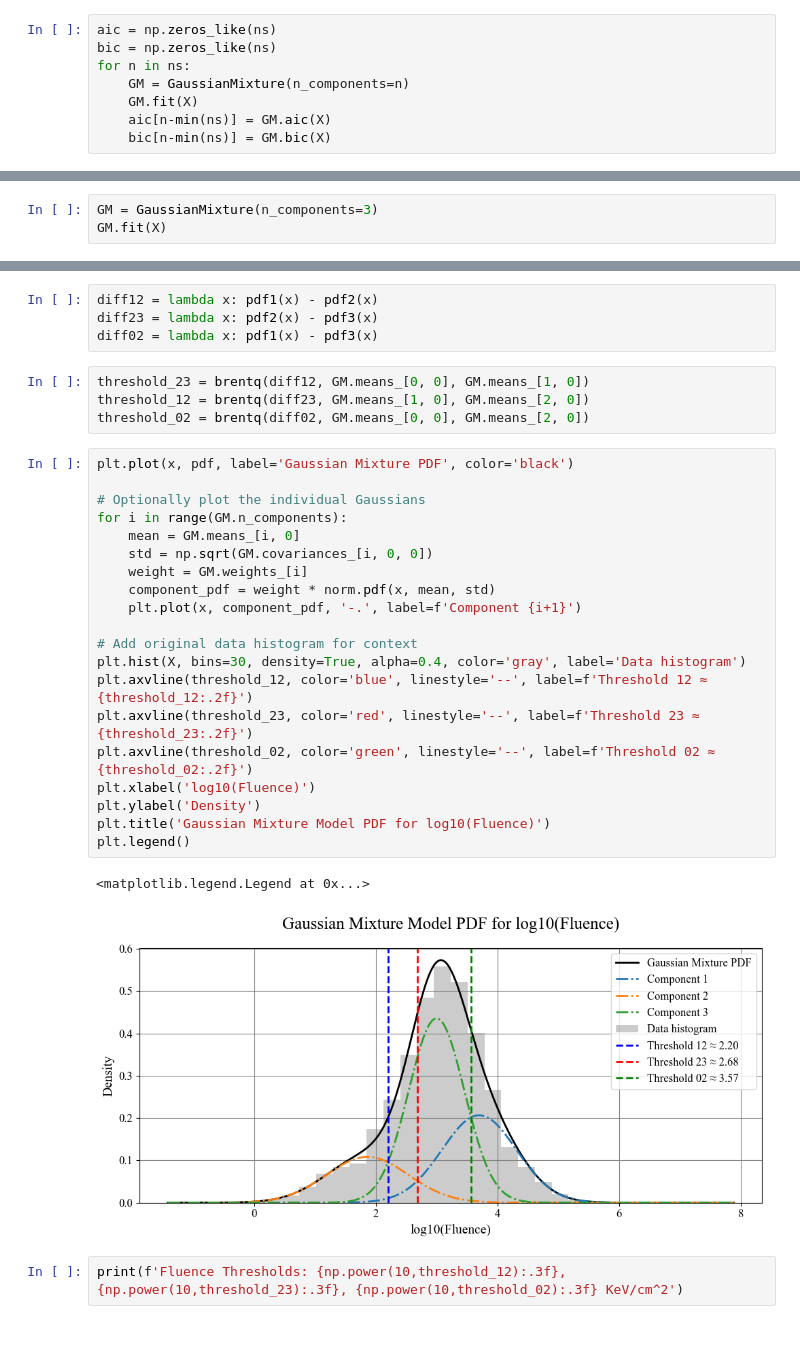
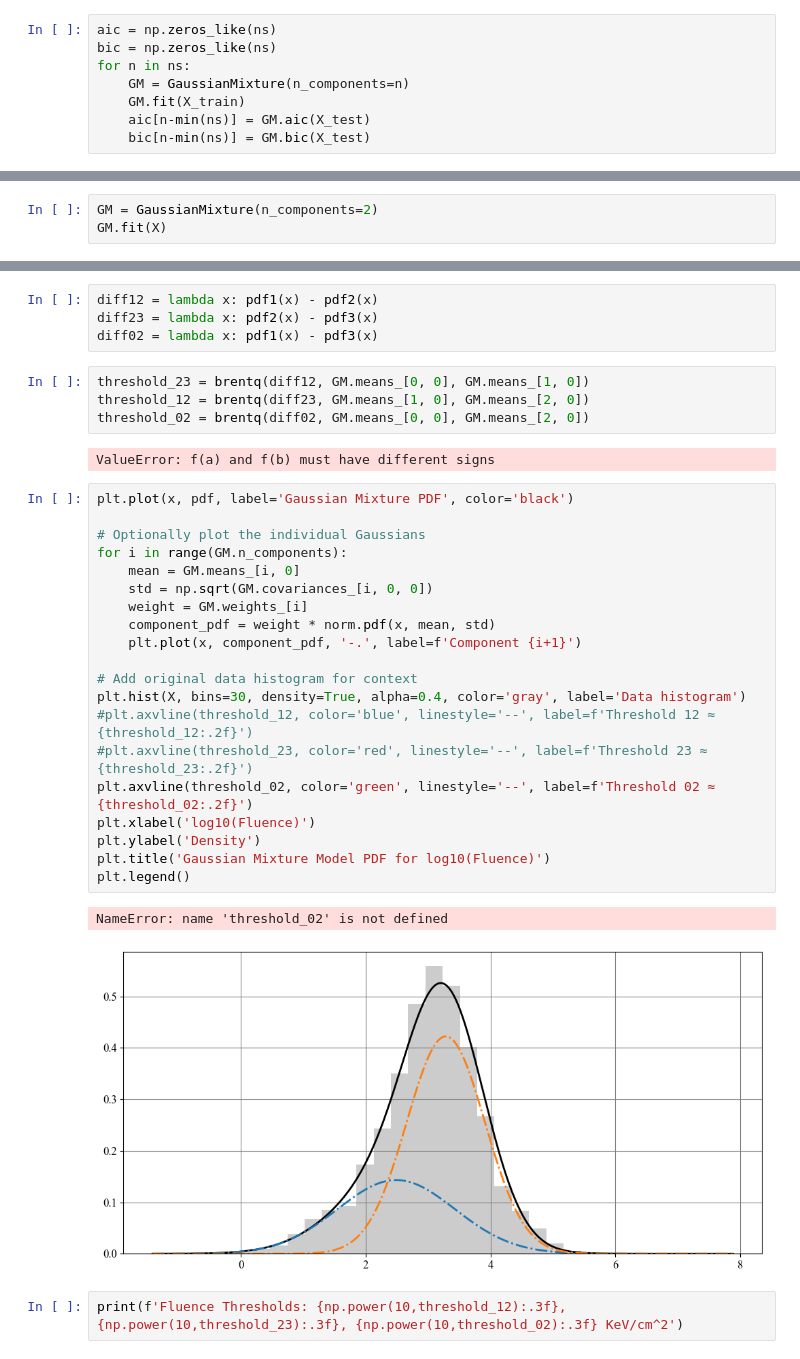
Before and after one commit to Richardforphys/AstroStatistics, a Jupyter notebook: AML/Notebooks/AstroStatistics/ML/GammaRayBursts/Fluence.ipynb, the cells around one changed output, grey strips where cells are left out. Drawn from its saved outputs; the diff is of its cells as text.

Commit message:
All programs in GRBs have to be reviewed! Insert scaling and division btw train and test when clustering

```diff
--- a/AML/Notebooks/AstroStatistics/ML/GammaRayBursts/Fluence.ipynb
+++ b/AML/Notebooks/AstroStatistics/ML/GammaRayBursts/Fluence.ipynb
@@ -98,9 +106,9 @@ aic = np.zeros_like(ns)
 bic = np.zeros_like(ns)
 for n in ns:
     GM = GaussianMixture(n_components=n)
-    GM.fit(X)
-    aic[n-min(ns)] = GM.aic(X)
-    bic[n-min(ns)] = GM.bic(X)
+    GM.fit(X_train)
+    aic[n-min(ns)] = GM.aic(X_test)
+    bic[n-min(ns)] = GM.bic(X_test)
 # %%
 plt.plot(ns, aic, marker='o', color='blue', linewidth=2, label='AIC')
 plt.plot(ns, bic, marker='o', color='red', linewidth=2, label='BIC')
@@ -114,4 +122,4 @@ plt.legend()
 # %%
-GM = GaussianMixture(n_components=3)
+GM = GaussianMixture(n_components=2)
 GM.fit(X)
 # %% [output]
@@ -172,29 +179,31 @@ diff02 = lambda x: pdf1(x) - pdf3(x)
 threshold_23 = brentq(diff12, GM.means_[0, 0], GM.means_[1, 0])
 threshold_12 = brentq(diff23, GM.means_[1, 0], GM.means_[2, 0])
 threshold_02 = brentq(diff02, GM.means_[0, 0], GM.means_[2, 0])
+# %% [output]
+ValueError: f(a) and f(b) must have different signs
 # %%
 plt.plot(x, pdf, label='Gaussian Mixture PDF', color='black')
 
 # Optionally plot the individual Gaussians
 for i in range(GM.n_components):
     mean = GM.means_[i, 0]
     std = np.sqrt(GM.covariances_[i, 0, 0])
     weight = GM.weights_[i]
     component_pdf = weight * norm.pdf(x, mean, std)
     plt.plot(x, component_pdf, '-.', label=f'Component {i+1}')
 
 # Add original data histogram for context
 plt.hist(X, bins=30, density=True, alpha=0.4, color='gray', label='Data histogram')
-plt.axvline(threshold_12, color='blue', linestyle='--', label=f'Threshold 12 ≈ {threshold_12:.2f}')
-plt.axvline(threshold_23, color='red', linestyle='--', label=f'Threshold 23 ≈ {threshold_23:.2f}')
+#plt.axvline(threshold_12, color='blue', linestyle='--', label=f'Threshold 12 ≈ {threshold_12:.2f}')
+#plt.axvline(threshold_23, color='red', linestyle='--', label=f'Threshold 23 ≈ {threshold_23:.2f}')
 plt.axvline(threshold_02, color='green', linestyle='--', label=f'Threshold 02 ≈ {threshold_02:.2f}')
 plt.xlabel('log10(Fluence)')
 plt.ylabel('Density')
 plt.title('Gaussian Mixture Model PDF for log10(Fluence)')
 plt.legend()
 # %% [output]
-<matplotlib.legend.Legend at 0x...>
+NameError: name 'threshold_02' is not defined
-[figure, old version]
+[figure, new version]
 # %%
 print(f'Fluence Thresholds: {np.power(10,threshold_12):.3f}, {np.power(10,threshold_23):.3f}, {np.power(10,threshold_02):.3f} KeV/cm^2')
 # %% [output]
```
Also changed, not shown: parts of 12 cells of this notebook, 7 other files.
